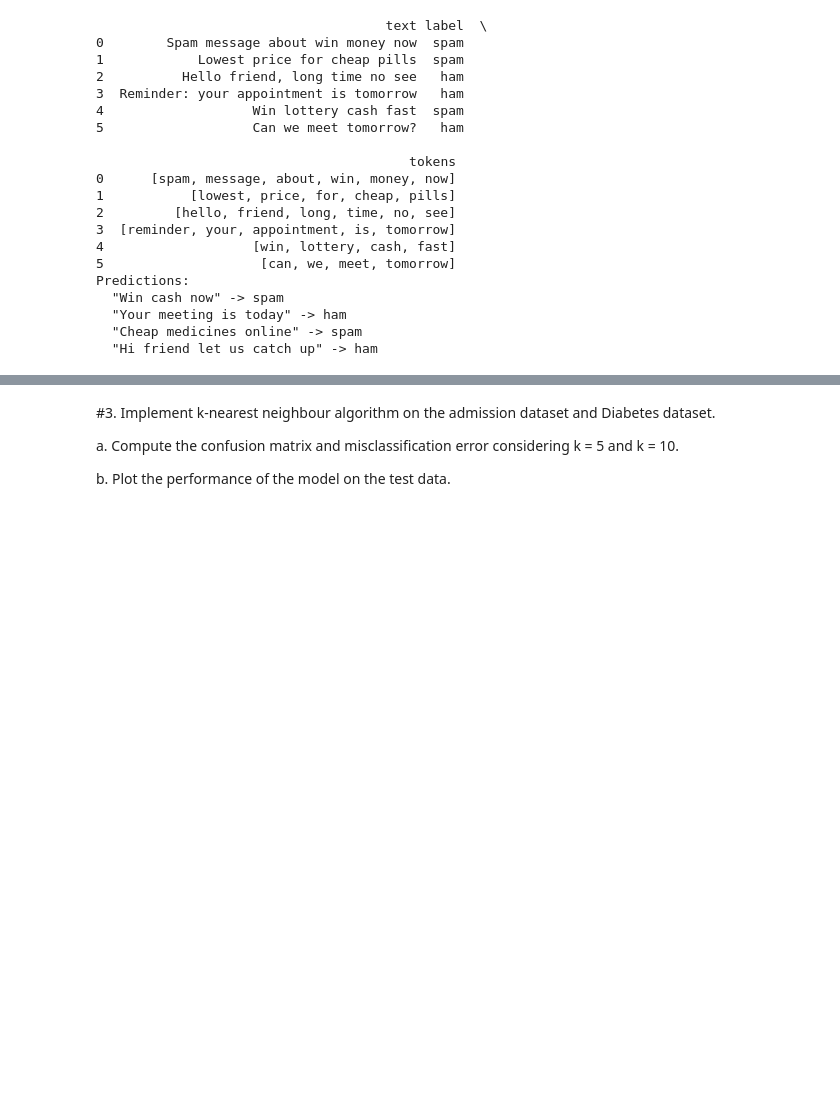
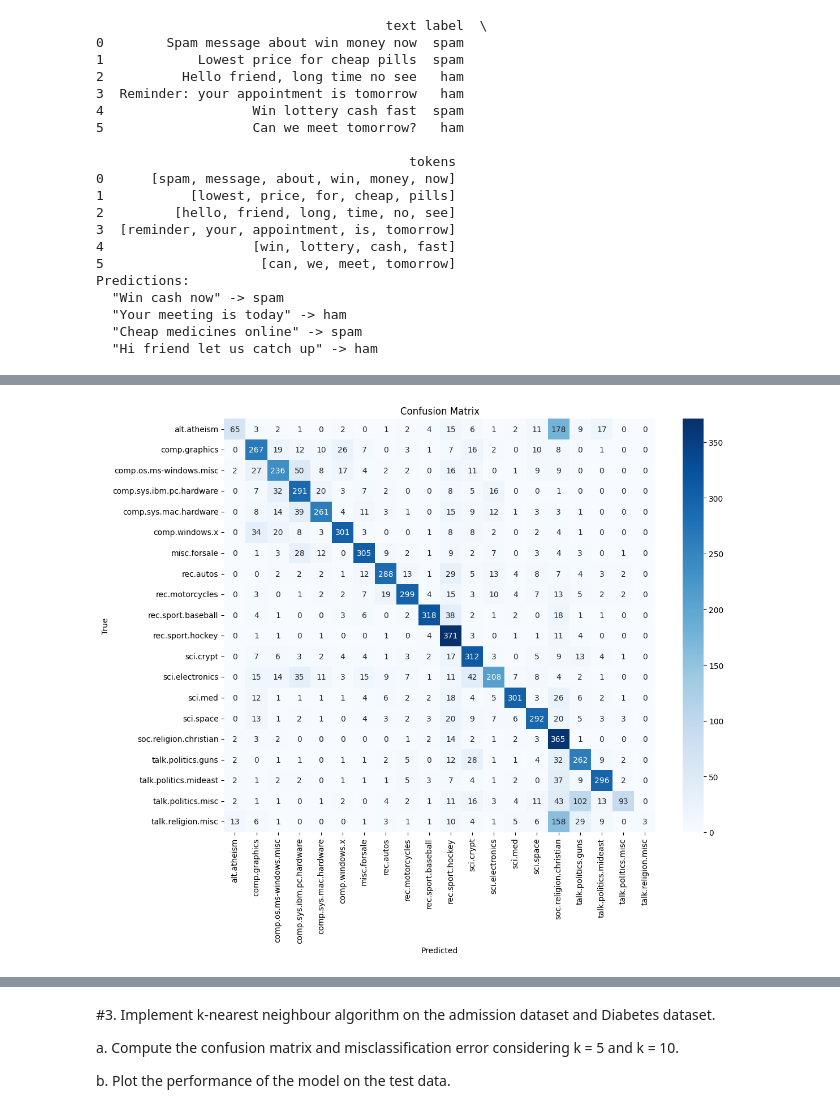
Before and after one commit to monopoly21/Gen_AI, a Jupyter notebook: lab_1/Lab_Exercise_5_ML.ipynb, the cells around one changed output, grey strips where cells are left out. Drawn from its saved outputs; the diff is of its cells as text; code cells hidden in the pictures; blank space fills up the shorter version.

```diff
--- a/lab_1/Lab_Exercise_5_ML.ipynb
+++ b/lab_1/Lab_Exercise_5_ML.ipynb
@@ -322,3 +322,99 @@ Predictions:
   "Your meeting is today" -> ham
   "Cheap medicines online" -> spam
   "Hi friend let us catch up" -> ham
+# %%
+! pip install seaborn
+import numpy as np
+import pandas as pd
+import matplotlib.pyplot as plt
+import seaborn as sns
+
+from sklearn.datasets import fetch_20newsgroups
+from sklearn.feature_extraction.text import CountVectorizer, TfidfTransformer
+from sklearn.naive_bayes import MultinomialNB
+from sklearn.pipeline import Pipeline
+from sklearn.metrics import (
+    accuracy_score,
+    classification_report,
+    confusion_matrix,
+)
+
+# 1. Load train & test data
+train_data = fetch_20newsgroups(
+    subset="train",
+    shuffle=True,
+    random_state=42,
+    remove=("headers", "footers", "quotes"),
+)
+test_data = fetch_20newsgroups(
+    subset="test",
+    shuffle=True,
+    random_state=42,
+    remove=("headers", "footers", "quotes"),
+)
+
+# 2. Build the pipeline
+naive_bayes_pipeline = Pipeline([
+    ("vect", CountVectorizer(stop_words="english", max_df=0.95, min_df=2)),
+    ("tfidf", TfidfTransformer()),
+    ("clf", MultinomialNB(alpha=1.0)),
+])
+
+# 3. Train
+naive_bayes_pipeline.fit(train_data.data, train_data.target)
+
+# 4. Evaluate
+y_pred = naive_bayes_pipeline.predict(test_data.data)
+accuracy = accuracy_score(test_data.target, y_pred)
+print(f"\nAccuracy: {accuracy:.4f}")
+
+print("\nClassification Report:")
+print(classification_report(
+    test_data.target,
+    y_pred,
+    target_names=test_data.target_names,
+))
+
+# 5. Confusion Matrix
+cm = confusion_matrix(test_data.target, y_pred)
+plt.figure(figsize=(12, 10))
+sns.heatmap(
+    cm,
+    annot=True,
+    fmt="d",
+    cmap="Blues",
+    xticklabels=test_data.target_names,
+    yticklabels=test_data.target_names,
+)
+plt.xlabel("Predicted")
+plt.ylabel("True")
+plt.title("Confusion Matrix")
+plt.tight_layout()
+plt.show()
+
+# 6. Top-10 features per category
+feature_names = naive_bayes_pipeline.named_steps["vect"].get_feature_names_out()
+log_probs = naive_bayes_pipeline.named_steps["clf"].feature_log_prob_
+
+for i, category in enumerate(train_data.target_names):
+    top_idx = np.argsort(log_probs[i])[-10:]
+    top_feats = feature_names[top_idx]
+    top_vals = log_probs[i][top_idx]
+    print(f"\nTop features for category '{category}':")
+    for feat, val in zip(top_feats[::-1], top_vals[::-1]):
+        print(f"  {feat}: {val:.4f}")
+
+# 7. Convenience function for single-text classification
+def classify_text(text: str):
+    pred = naive_bayes_pipeline.predict([text])[0]
+    proba = naive_bayes_pipeline.predict_proba([text])[0]
+    return train_data.target_names[pred], proba[pred]
+
+# 8. Example usage
+sample_text = "The new graphics card can render 3D images much faster than previous models."
+category, confidence = classify_text(sample_text)
+print("\nSample text classification:")
+print(f"  Text:       {sample_text}")
+print(f"  Category:   {category}")
+print(f"  Confidence: {confidence:.4f}")
+# %% [output]
@@ -324,0 +438 @@ Predictions:
+[figure, added]
```
Also changed, not shown: parts of 1 cell of this notebook, 2 other files.
